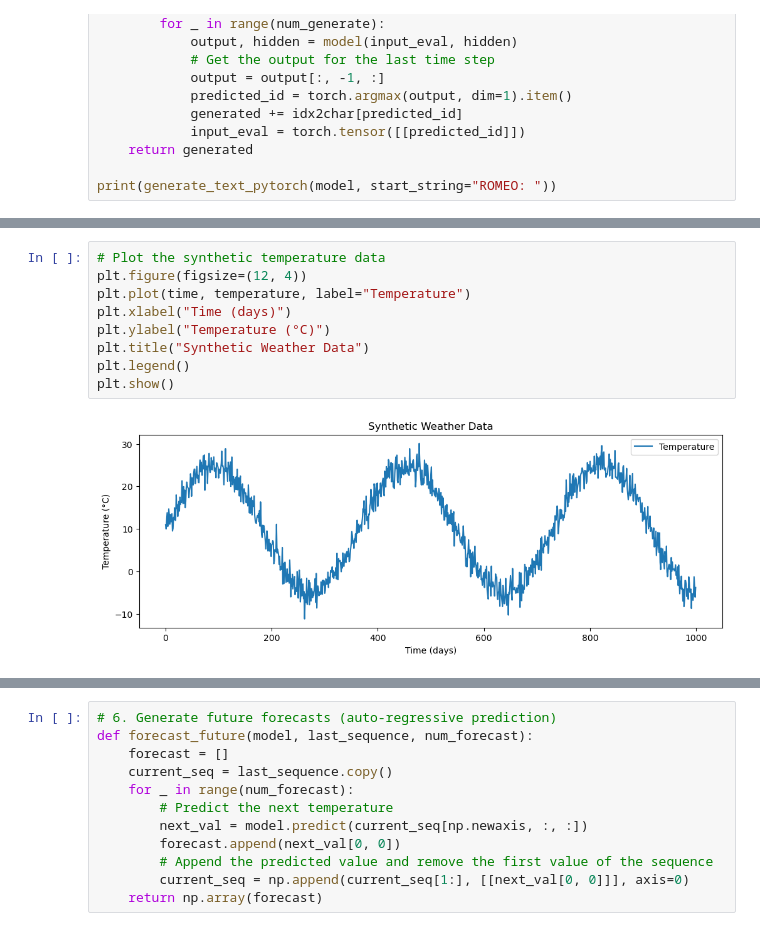
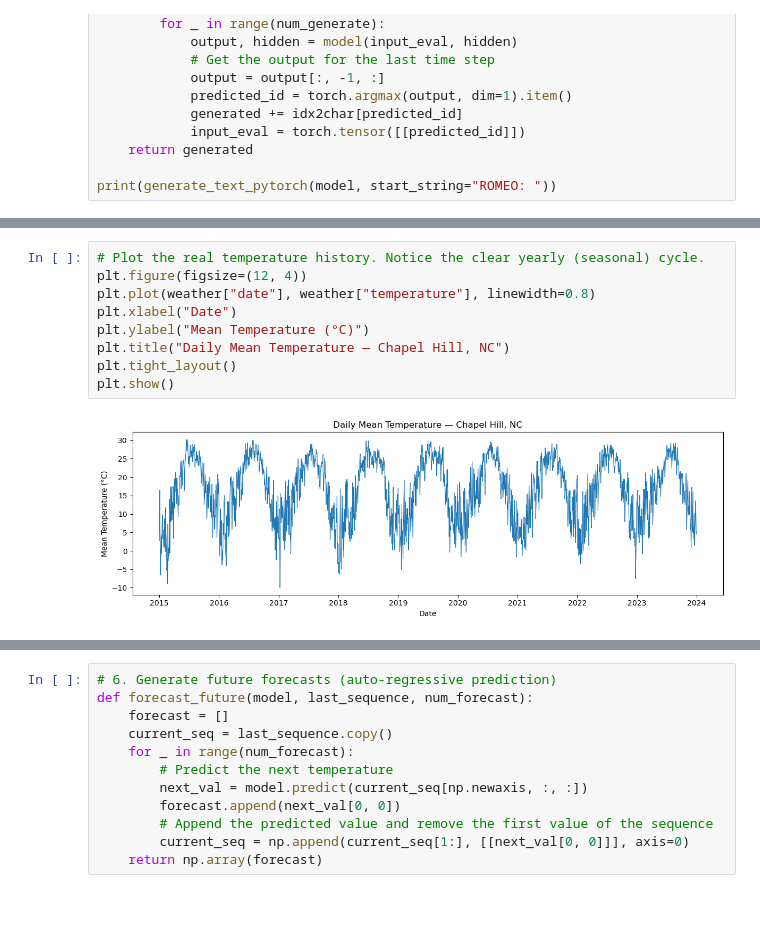
Before and after one commit to uncsdis/Data-785-Deep-Learning, a Jupyter notebook: Week 7 - RNNs/Recurrent Neural Networks.ipynb, the cells around one changed output, grey strips where cells are left out. Cells and saved outputs as stored; diff of their text form; blank space fills up the shorter version.

```diff
--- a/Week 7 - RNNs/Recurrent Neural Networks.ipynb
+++ b/Week 7 - RNNs/Recurrent Neural Networks.ipynb
@@ -784,11 +968,11 @@ temperature = 10 + 15 * np.sin(2 * np.pi * time / 365) + np.random.normal(scale=
 # %%
-# Plot the synthetic temperature data
+# Plot the real temperature history. Notice the clear yearly (seasonal) cycle.
 plt.figure(figsize=(12, 4))
-plt.plot(time, temperature, label="Temperature")
-plt.xlabel("Time (days)")
-plt.ylabel("Temperature (°C)")
-plt.title("Synthetic Weather Data")
-plt.legend()
+plt.plot(weather["date"], weather["temperature"], linewidth=0.8)
+plt.xlabel("Date")
+plt.ylabel("Mean Temperature (°C)")
+plt.title("Daily Mean Temperature — Chapel Hill, NC")
+plt.tight_layout()
 plt.show()
 # %% [output]
-[figure, old version]
+[figure, new version]
```
Also changed, not shown: parts of 33 cells of this notebook, 2 other files.
